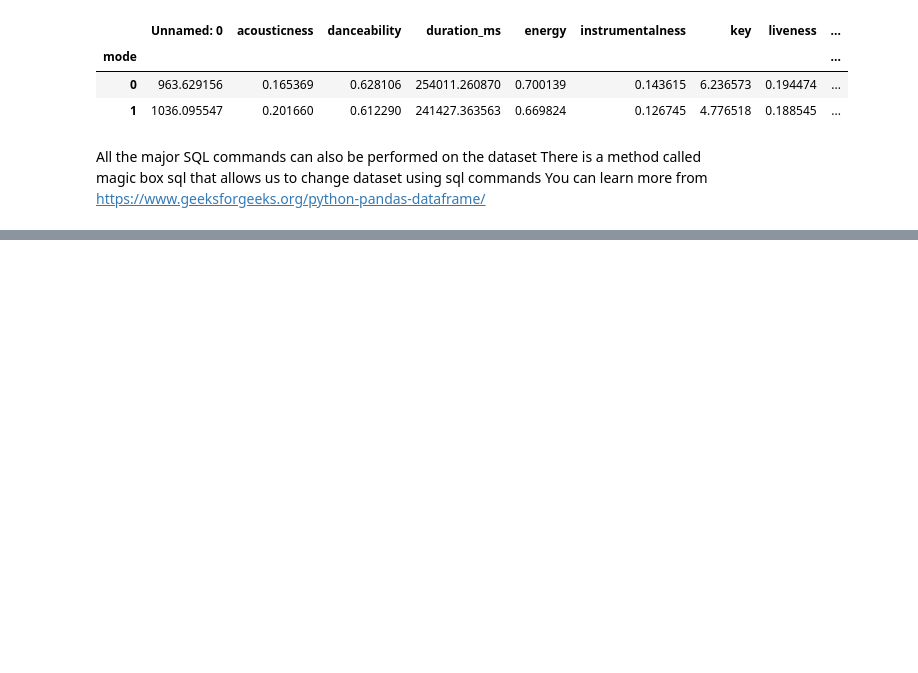
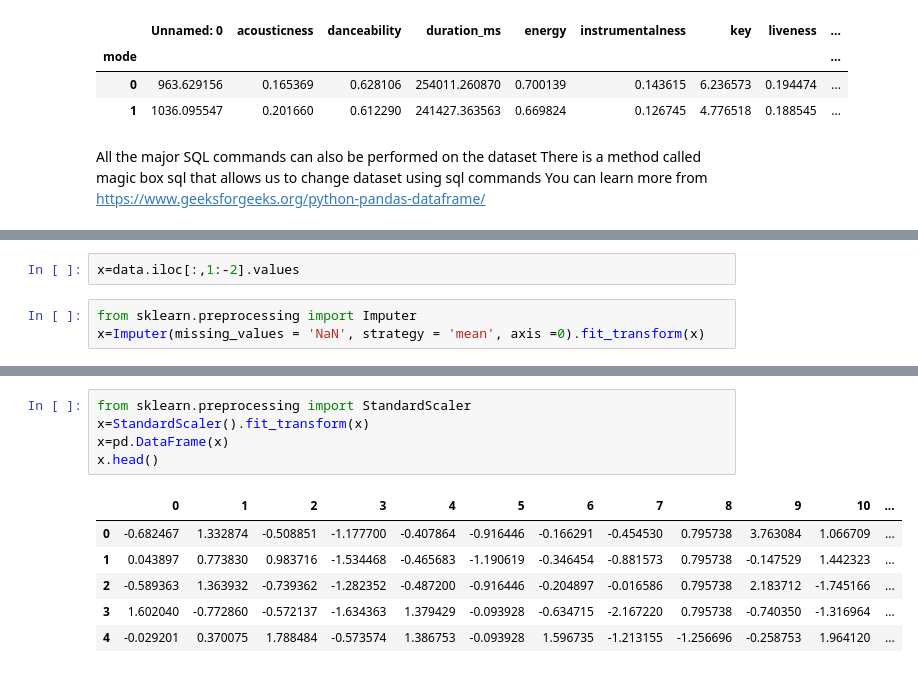
Before and after one commit to kabirnagpal/ML-Track, a Jupyter notebook: week 1.ipynb, the cells around one changed output, grey strips where cells are left out. Drawn from its saved outputs; the diff is of its cells as text; blank space fills up the shorter version.

```diff
--- a/week 1.ipynb
+++ b/week 1.ipynb
@@ -214,0 +234,5 @@ You can learn more from https://www.geeksforgeeks.org/python-pandas-dataframe/
+# %%
+x=data.iloc[:,1:-2].values
+# %%
+from sklearn.preprocessing import Imputer
+x=Imputer(missing_values = 'NaN', strategy = 'mean', axis =0).fit_transform(x)
@@ -214,0 +249,12 @@ You can learn more from https://www.geeksforgeeks.org/python-pandas-dataframe/
+# %%
+from sklearn.preprocessing import StandardScaler
+x=StandardScaler().fit_transform(x)
+x=pd.DataFrame(x)
+x.head()
+# %% [output]
+|  | 0 | 1 | 2 | 3 | 4 | 5 | 6 | 7 | 8 | 9 | 10 | ... |
+| 0 | -0.682467 | 1.332874 | -0.508851 | -1.177700 | -0.407864 | -0.916446 | -0.166291 | -0.454530 | 0.795738 | 3.763084 | 1.066709 | ... |
+| 1 | 0.043897 | 0.773830 | 0.983716 | -1.534468 | -0.465683 | -1.190619 | -0.346454 | -0.881573 | 0.795738 | -0.147529 | 1.442323 | ... |
+| 2 | -0.589363 | 1.363932 | -0.739362 | -1.282352 | -0.487200 | -0.916446 | -0.204897 | -0.016586 | 0.795738 | 2.183712 | -1.745166 | ... |
+| 3 | 1.602040 | -0.772860 | -0.572137 | -1.634363 | 1.379429 | -0.093928 | -0.634715 | -2.167220 | 0.795738 | -0.740350 | -1.316964 | ... |
+| 4 | -0.029201 | 0.370075 | 1.788484 | -0.573574 | 1.386753 | -0.093928 | 1.596735 | -1.213155 | -1.256696 | -0.258753 | 1.964120 | ... |
```
Also changed, not shown: parts of 29 cells of this notebook, 1 other file.
